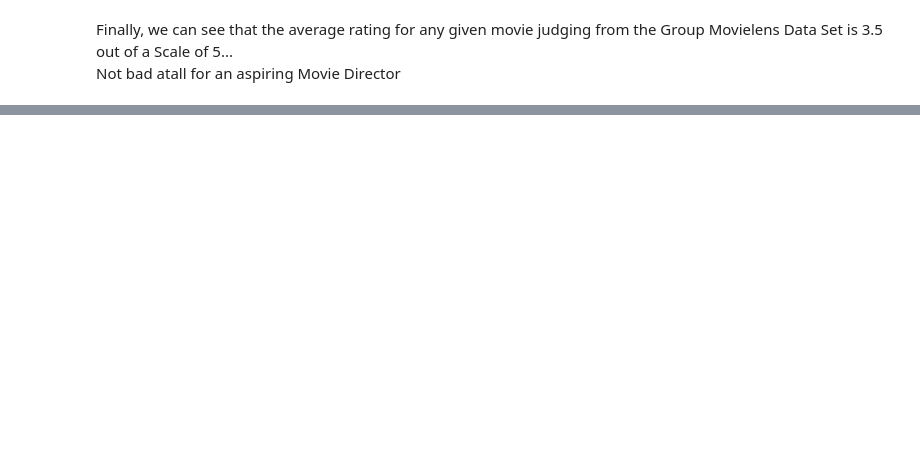
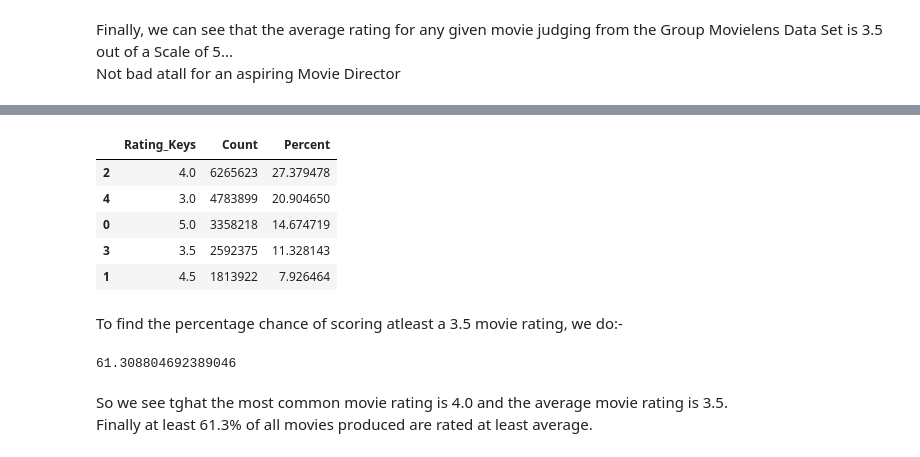
Before and after one commit to Lawrence-Krukrubo/EDA, a Jupyter notebook: iterators_and_iterables.ipynb, the cells around one changed output, grey strips where cells are left out. Saved outputs shown, nothing was run; the diff lists cells and outputs as text; code cells hidden in the pictures; blank space fills up the shorter version.

```diff
--- a/iterators_and_iterables.ipynb
+++ b/iterators_and_iterables.ipynb
@@ -434,0 +475,18 @@ Not bad atall for an aspiring Movie Director
+# %%
+ratings_dict_df.head()
+# %% [output]
+|  | Rating_Keys | Count | Percent |
+| 2 | 4.0 | 6265623 | 27.379478 |
+| 4 | 3.0 | 4783899 | 20.904650 |
+| 0 | 5.0 | 3358218 | 14.674719 |
+| 3 | 3.5 | 2592375 | 11.328143 |
+| 1 | 4.5 | 1813922 | 7.926464 |
+# %% [markdown]
+To find the percentage chance of scoring atleast a 3.5 movie rating, we do:-
+# %%
+sum(ratings_dict_df[ratings_dict_df.Rating_Keys >= 3.5]['Percent'])
+# %% [output]
+61.308804692389046
+# %% [markdown]
+So we see tghat the most common movie rating is 4.0 and the average movie rating is 3.5.
+<br>Finally at least 61.3% of all movies produced are rated at least average.
```
Also changed, not shown: parts of 21 cells of this notebook.
